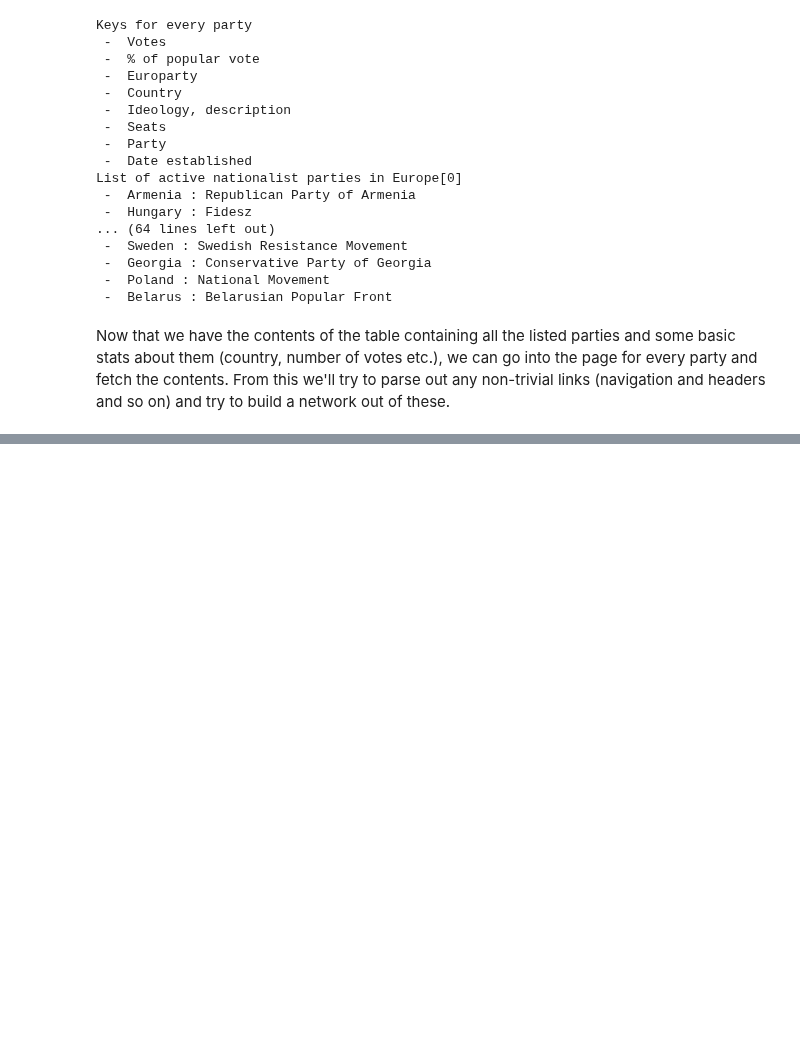
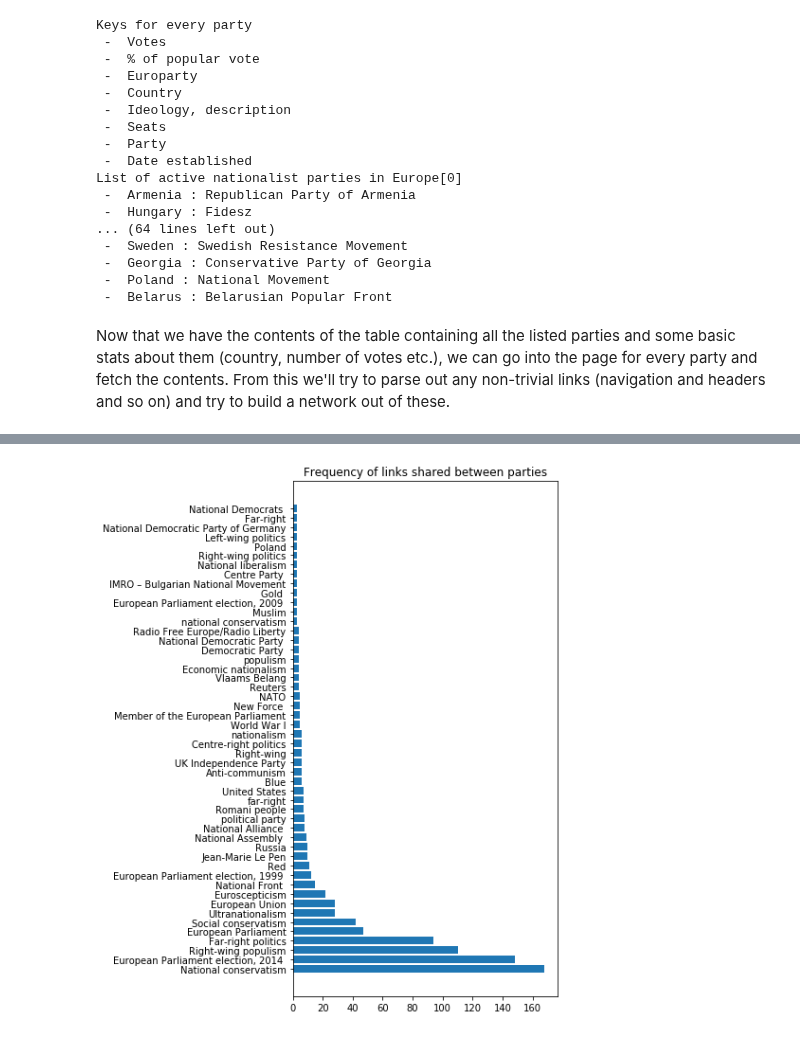
Before and after one commit to wissebarkhof/european_nationalism, a Jupyter notebook: Data Collection.ipynb, the cells around one changed output, grey strips where cells are left out. Drawn from its saved outputs; the diff is of its cells as text; code cells hidden in the pictures; blank space fills up the shorter version.

```diff
--- a/Data Collection.ipynb
+++ b/Data Collection.ipynb
@@ -124,23 +137,28 @@ Found 64 links
 # %%
 import networkx as nx
 
-graph = nx.MultiGraph()
+# initialize multiple graphs
+graph_first = nx.Graph()
+graph_scnd = nx.Graph()
+
 
 for party in parties:
-    graph.add_node(party['title'], **dict(party))
+    # add nodes to both graphs
+    graph_first.add_node(party['title'], **dict(party))
+    graph_scnd.add_node(party['title'], **dict(party))
+
 
 for i, party in enumerate(parties):
     links = party['links']
     for link in links:
         clean_link = clean_name(link)
-        if graph.has_node(clean_link):
-            print 'Adding edge level 1', clean_link, party['title']
-            graph.add_edge(clean_link, party['title'], level='1')
+        # add an edge if a page of one party mentions another to 'first'
+        if graph_first.has_node(clean_link):
+            graph_first.add_edge(clean_link, party['title'])
         for j, party2 in enumerate(parties):
+            # add an edge if two party's pages have a link in commonn to 'second'
             if i != j:
                 links2 = party2['links']
                 for link2 in links2:
-                    if link == link2 and not graph.has_edge(party2['title'], party['title'], key='level'):
-                        print graph.has_edge(party2['title'], party['title'], key='level')
-                        print 'Adding edge level 2', link, party2['title'], party['title']
-                        graph.add_edge(party2['title'], party['title'], level='2', link=link)
+                    if link == link2 and not graph_scnd.has_edge(party2['title'], party['title']):
+                        graph_scnd.add_edge(party2['title'], party['title'], link=link)
@@ -172,0 +248,15 @@ nx.draw_networkx(graph, with_labels=True)
+# %%
+links = sorted(nx.get_edge_attributes(graph_scnd, 'link').values())
+links = [link.decode('utf-8') for link in links]
+link_counts = Counter(links)
+
+
+lnk, cnt = zip(*link_counts.most_common(50))
+fig = plt.figure(figsize=(5, 10))
+
+plt.barh(range(len(lnk)),cnt)
+plt.yticks(range(len(lnk)),lnk)
+plt.title('Frequency of links shared between parties')
+plt.show()
+# %% [output]
+[figure, added]
```
Also changed, not shown: parts of 12 cells of this notebook, 7 other files.
